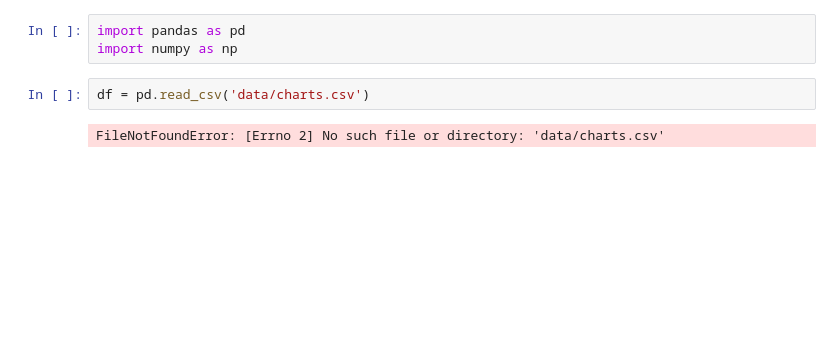
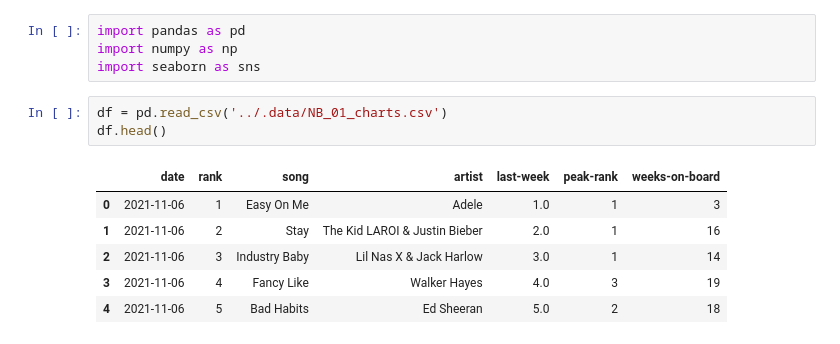
Before and after one commit to ShahiW/moosic, a Jupyter notebook: EDA Datasets/01_billboard-top-100.ipynb, the cells around one changed output. Drawn from its saved outputs; the diff is of its cells as text; blank space fills up the shorter version.

```diff
--- a/EDA Datasets/01_billboard-top-100.ipynb
+++ b/EDA Datasets/01_billboard-top-100.ipynb
@@ -1,7 +1,14 @@
 # %%
 import pandas as pd
 import numpy as np
+import seaborn as sns
 # %%
-df = pd.read_csv('data/charts.csv')
+df = pd.read_csv('../.data/NB_01_charts.csv')
+df.head()
 # %% [output]
-FileNotFoundError: [Errno 2] No such file or directory: 'data/charts.csv'
+|  | date | rank | song | artist | last-week | peak-rank | weeks-on-board |
+| 0 | 2021-11-06 | 1 | Easy On Me | Adele | 1.0 | 1 | 3 |
+| 1 | 2021-11-06 | 2 | Stay | The Kid LAROI & Justin Bieber | 2.0 | 1 | 16 |
+| 2 | 2021-11-06 | 3 | Industry Baby | Lil Nas X & Jack Harlow | 3.0 | 1 | 14 |
+| 3 | 2021-11-06 | 4 | Fancy Like | Walker Hayes | 4.0 | 3 | 19 |
+| 4 | 2021-11-06 | 5 | Bad Habits | Ed Sheeran | 5.0 | 2 | 18 |
```
Also changed, not shown: parts of 10 cells of this notebook, 5 other files.
